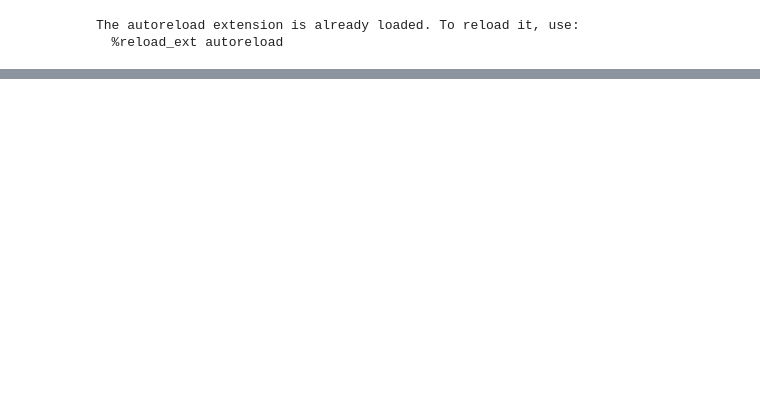
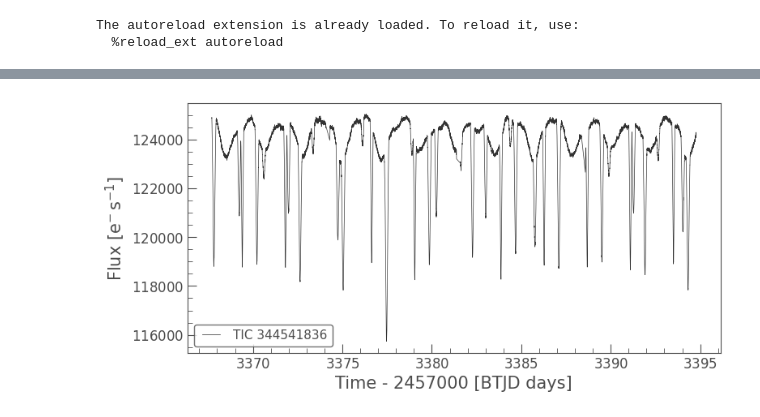
Before and after one commit to CvillePaul/Work, a Jupyter notebook: Observation/APO/2025-06-11 APO Observing 2025-08-08/APO Observing 2025-08-08.ipynb, the cells around one changed output, grey strips where cells are left out. Drawn from its saved outputs; the diff is of its cells as text; code cells hidden in the pictures; blank space fills up the shorter version.

```diff
--- a/Observation/APO/2025-06-11 APO Observing 2025-08-08/APO Observing 2025-08-08.ipynb
+++ b/Observation/APO/2025-06-11 APO Observing 2025-08-08/APO Observing 2025-08-08.ipynb
@@ -118,0 +171,6 @@ html.render_observing_pages(tl, pl, {}, "../../../../Observing Files/APO Observi
+# %%
+%matplotlib inline
+lcs[3].plot()
+plt.show()
+# %% [output]
+[figure, added]
```
Also changed, not shown: parts of 9 cells of this notebook.
